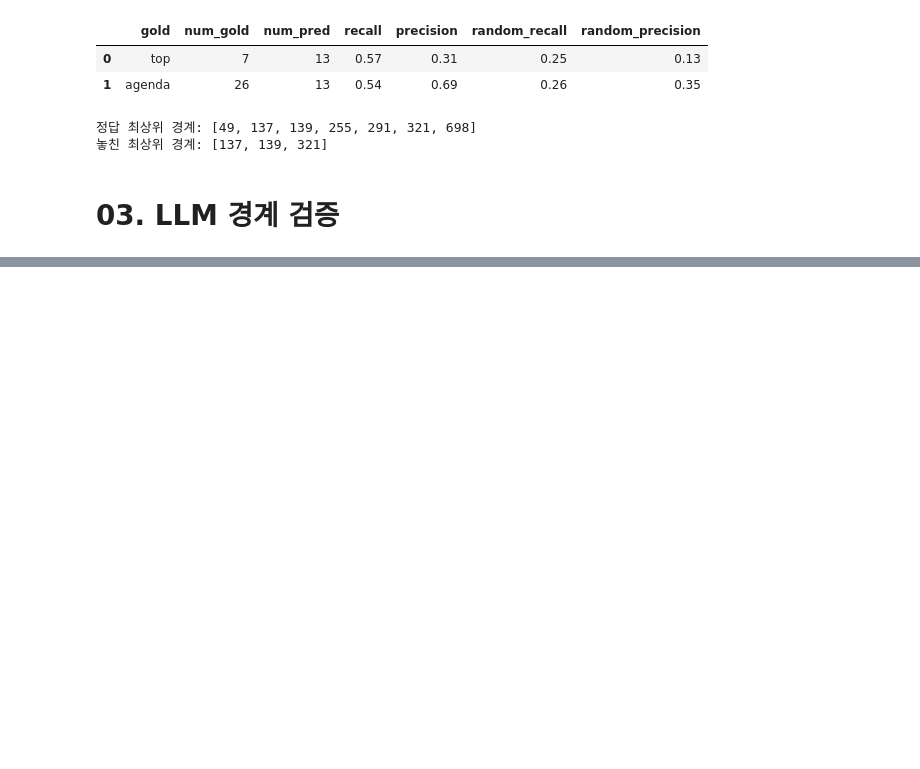
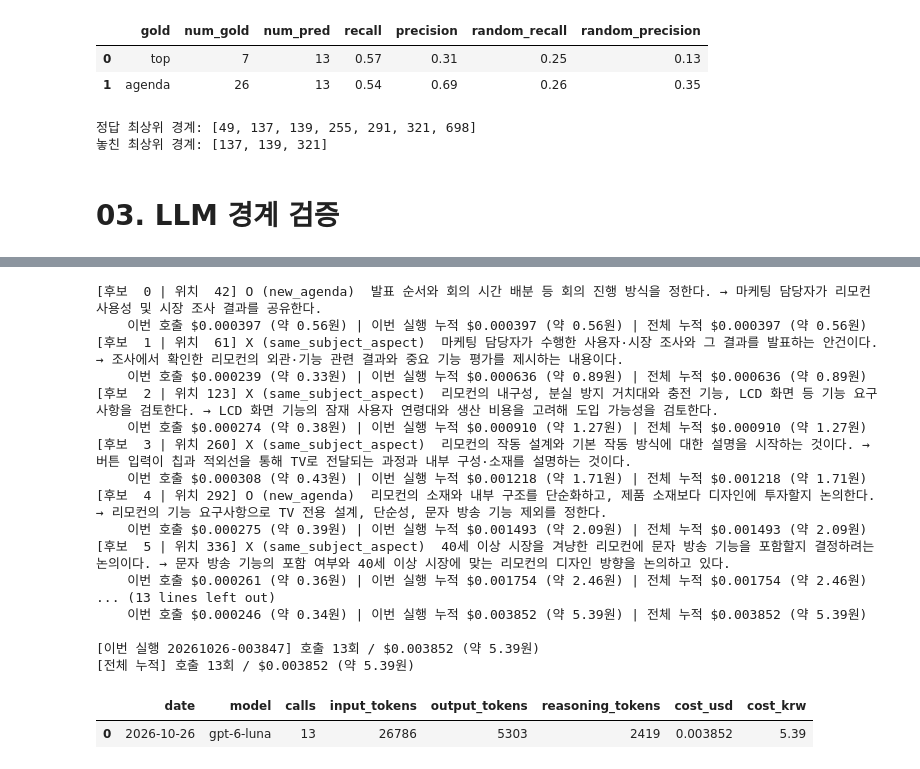
Before and after one commit to TEAM-REMEET/remeet, a Jupyter notebook: playground/chaewon/src/01_text_boundary_test.ipynb, the cells around one changed output, grey strips where cells are left out. Saved outputs shown, nothing was run; the diff lists cells and outputs as text; code cells hidden in the pictures; blank space fills up the shorter version.

```diff
--- a/playground/chaewon/src/01_text_boundary_test.ipynb
+++ b/playground/chaewon/src/01_text_boundary_test.ipynb
@@ -684,0 +959,72 @@ else:
+# %%
+# --------------------------------------------------------------------------------------------------
+# 3-3. LLM 경계 검증 실행
+# 후보마다 1회 호출 → 결과와 비용을 바로 출력
+# 실패한 후보는 error로 기록하고 다음 후보로 넘어감 / 예산 도달 시 중단
+# --------------------------------------------------------------------------------------------------
+def verify_candidate(candidate, meta):
+    response = client.responses.parse(
+        model=LLM_MODEL,
+        input=[{"role": "system", "content": SYSTEM_PROMPT},
+               {"role": "user", "content": build_user_prompt(candidate, meta)}],
+        text_format=BoundaryVerdict,
+        reasoning={"effort": REASONING_EFFORT},
+        max_output_tokens=MAX_OUTPUT_TOKENS,
+    )
+    if response.output_parsed is None:
+        raise ValueError(f"구조화된 출력을 받지 못함 (status={response.status})")
+    return response.output_parsed, response.usage
+
+
+# target_candidates = boundary_result["candidates"][:MAX_CANDIDATES] if MAX_CANDIDATES else boundary_result["candidates"]
+
+
+verification_results = []
+for c in target_candidates:
+    if DRY_RUN:
+        print("DRY_RUN=True → API 호출 생략")
+        break
+    if tracker.run_cost >= MAX_RUN_BUDGET_USD:
+        print(f"예산 도달로 중단: {format_cost(tracker.run_cost)}")
+        break
+    row = {"candidate_id": c["candidate_id"], "boundary_position": c["boundary_position"],
+           "depth_score": c["depth_score"], "depth_rank": c["depth_rank"]}
+    try:
+        verdict, usage = verify_candidate(c, boundary_result["metadata"])
+        v = verdict.model_dump()
+        rec = tracker.record(usage, meeting_id=meeting_id, candidate_id=c["candidate_id"])
+        row.update(v, consistent=(v["verdict"] == "O") == v["shift_result"] == (v["shift_type"] == "new_agenda"),
+                   input_tokens=rec["input_tokens"], cached_tokens=rec["cached_tokens"],
+                   output_tokens=rec["output_tokens"], reasoning_tokens=rec["reasoning_tokens"],
+                   cost_usd=rec["cost_usd"], error=None)
+        print(f"[후보 {c['candidate_id']:2d} | 위치 {c['boundary_position']:3d}] {v['verdict']} ({v['shift_type']})  "
+              f"{v['before_subject']} → {v['after_subject']}")
+        print(f"    이번 호출 {format_cost(rec['cost_usd'])} | 이번 실행 누적 {format_cost(tracker.run_cost)} | "
+              f"전체 누적 {format_cost(tracker.total_cost())}")
+    except Exception as e:
+        row.update(error=f"{type(e).__name__}: {e}")
+        print(f"[후보 {c['candidate_id']:2d} | 위치 {c['boundary_position']:3d}] 오류: {row['error']}")
+    verification_results.append(row)
+
+print()
+tracker.summary()
+# %% [output]
+[후보  0 | 위치  42] O (new_agenda)  발표 순서와 회의 시간 배분 등 회의 진행 방식을 정한다. → 마케팅 담당자가 리모컨 사용성 및 시장 조사 결과를 공유한다.
+    이번 호출 $0.000397 (약 0.56원) | 이번 실행 누적 $0.000397 (약 0.56원) | 전체 누적 $0.000397 (약 0.56원)
+[후보  1 | 위치  61] X (same_subject_aspect)  마케팅 담당자가 수행한 사용자·시장 조사와 그 결과를 발표하는 안건이다. → 조사에서 확인한 리모컨의 외관·기능 관련 결과와 중요 기능 평가를 제시하는 내용이다.
+    이번 호출 $0.000239 (약 0.33원) | 이번 실행 누적 $0.000636 (약 0.89원) | 전체 누적 $0.000636 (약 0.89원)
+[후보  2 | 위치 123] X (same_subject_aspect)  리모컨의 내구성, 분실 방지 거치대와 충전 기능, LCD 화면 등 기능 요구 사항을 검토한다. → LCD 화면 기능의 잠재 사용자 연령대와 생산 비용을 고려해 도입 가능성을 검토한다.
+    이번 호출 $0.000274 (약 0.38원) | 이번 실행 누적 $0.000910 (약 1.27원) | 전체 누적 $0.000910 (약 1.27원)
+[후보  3 | 위치 260] X (same_subject_aspect)  리모컨의 작동 설계와 기본 작동 방식에 대한 설명을 시작하는 것이다. → 버튼 입력이 칩과 적외선을 통해 TV로 전달되는 과정과 내부 구성·소재를 설명하는 것이다.
+    이번 호출 $0.000308 (약 0.43원) | 이번 실행 누적 $0.001218 (약 1.71원) | 전체 누적 $0.001218 (약 1.71원)
+[후보  4 | 위치 292] O (new_agenda)  리모컨의 소재와 내부 구조를 단순화하고, 제품 소재보다 디자인에 투자할지 논의한다. → 리모컨의 기능 요구사항으로 TV 전용 설계, 단순성, 문자 방송 기능 제외를 정한다.
+    이번 호출 $0.000275 (약 0.39원) | 이번 실행 누적 $0.001493 (약 2.09원) | 전체 누적 $0.001493 (약 2.09원)
+[후보  5 | 위치 336] X (same_subject_aspect)  40세 이상 시장을 겨냥한 리모컨에 문자 방송 기능을 포함할지 결정하려는 논의이다. → 문자 방송 기능의 포함 여부와 40세 이상 시장에 맞는 리모컨의 디자인 방향을 논의하고 있다.
+    이번 호출 $0.000261 (약 0.36원) | 이번 실행 누적 $0.001754 (약 2.46원) | 전체 누적 $0.001754 (약 2.46원)
+... (13 lines left out)
+    이번 호출 $0.000246 (약 0.34원) | 이번 실행 누적 $0.003852 (약 5.39원) | 전체 누적 $0.003852 (약 5.39원)
+
+[이번 실행 20261026-003847] 호출 13회 / $0.003852 (약 5.39원)
+[전체 누적] 호출 13회 / $0.003852 (약 5.39원)
+|  | date | model | calls | input_tokens | output_tokens | reasoning_tokens | cost_usd | cost_krw |
+| 0 | 2026-10-26 | gpt-6-luna | 13 | 26786 | 5303 | 2419 | 0.003852 | 5.39 |
```
Also changed, not shown: parts of 11 cells of this notebook.
